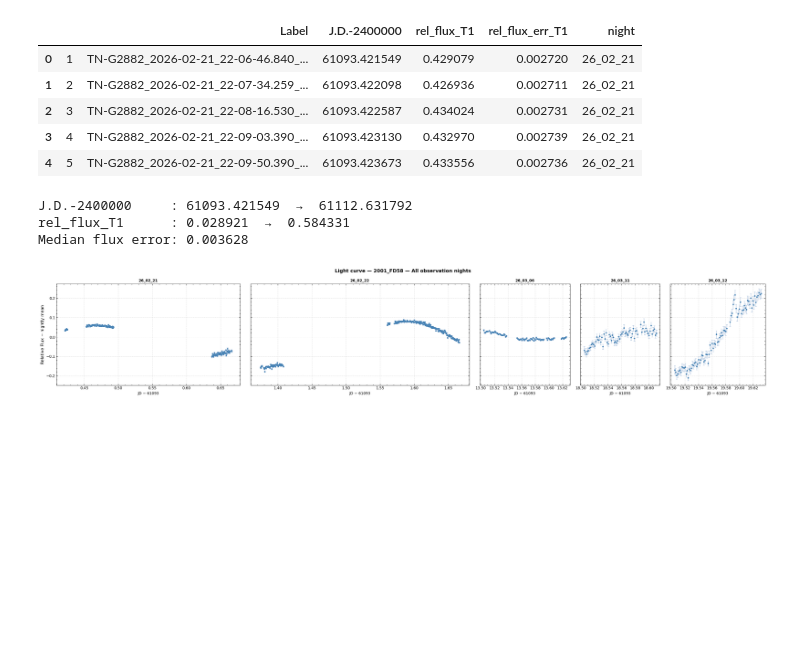
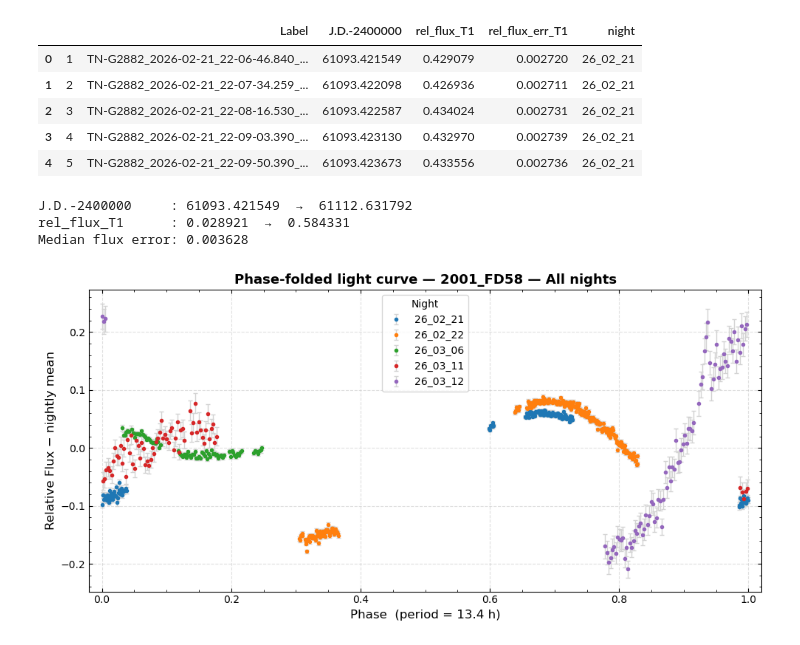
Before and after one commit to Robin-Savonet/OUKA2026, a Jupyter notebook: data/2001_FD58/output_all_nights.ipynb, the cells around one changed output. Drawn from its saved outputs; the diff is of its cells as text; code cells hidden in the pictures; blank space fills up the shorter version.

Commit message:
new night FD58

```diff
--- a/data/2001_FD58/output_all_nights.ipynb
+++ b/data/2001_FD58/output_all_nights.ipynb
@@ -77,7 +77,7 @@ Median flux error: 0.003628
 # %%
 # ── Plot ───────────────────────────────────────────────────────────────────────
 T = 13.4
 
-plot_light_curve_all_nights(TARGET, df, night_col="night", period=None, merge_nights=True)
+plot_light_curve_all_nights(TARGET, df, night_col="night", period=T, merge_nights=True)
 # %% [output]
-[figure, old version]
+[figure, new version]
```
Also changed, not shown: 1 other file.
